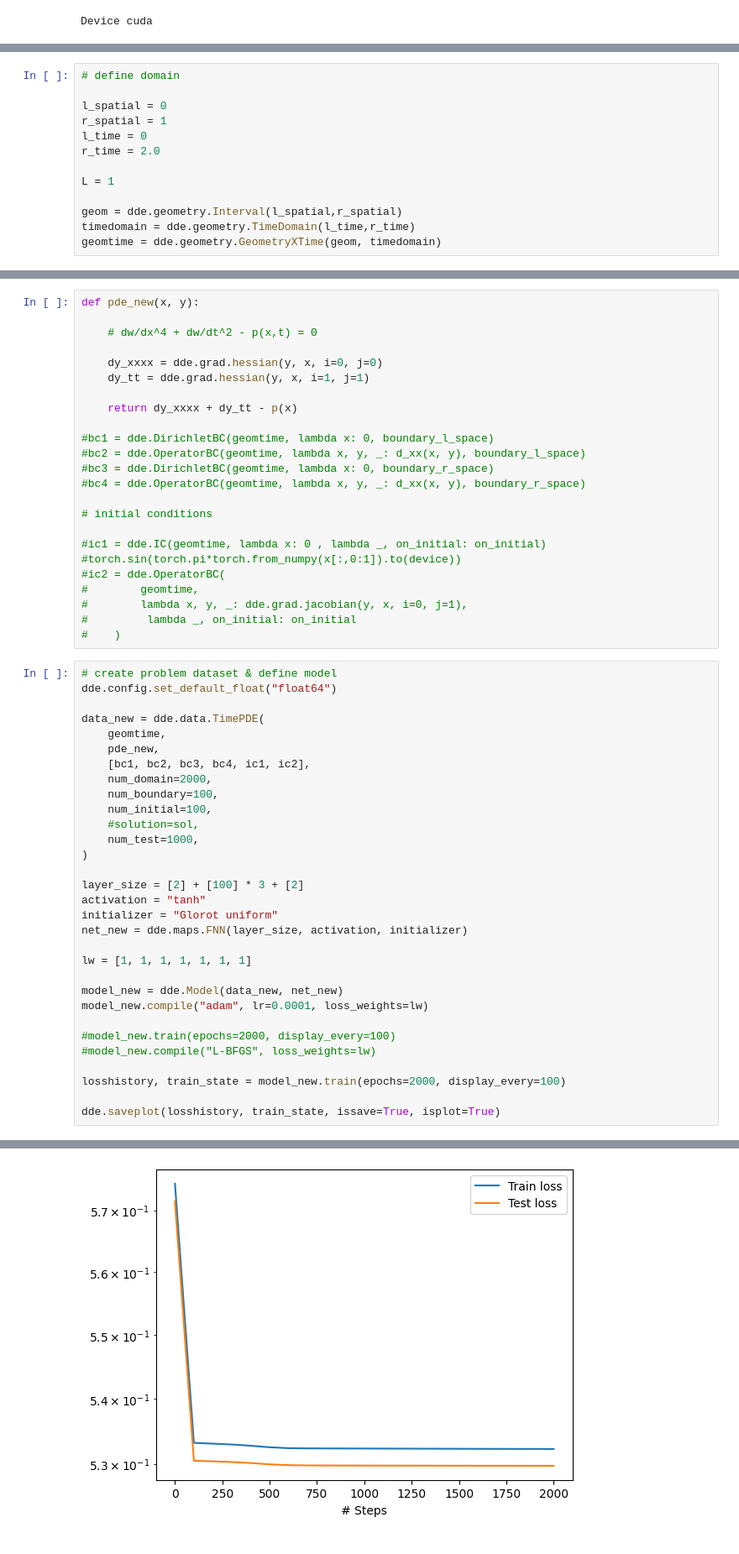
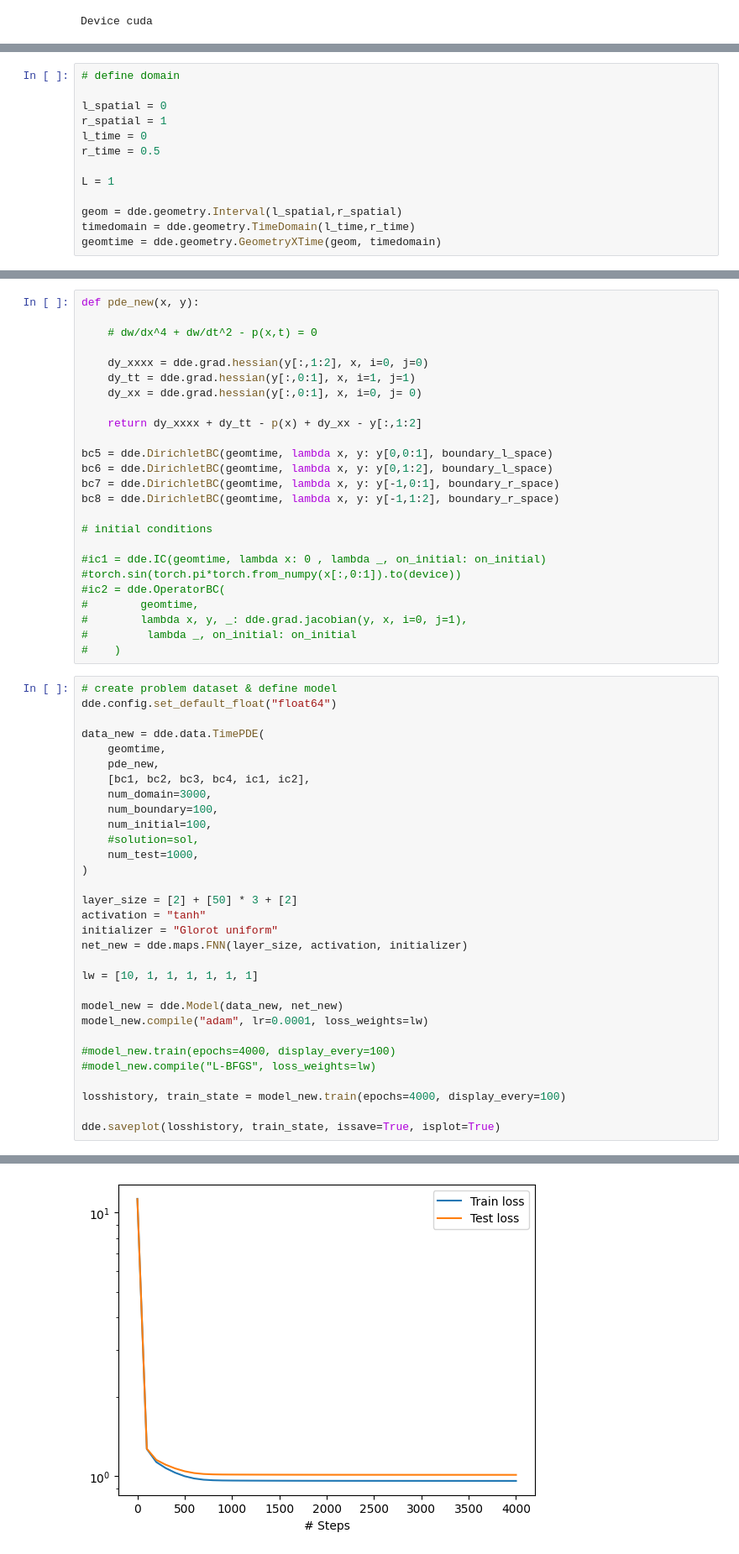
Before and after one commit to phfranz/pinns_for_comp_mech, a Jupyter notebook: beams/Euler_beam_notebook.ipynb, the cells around one changed output, grey strips where cells are left out. Shown at 84% size. Saved outputs shown, nothing was run; the diff lists cells and outputs as text.

```diff
--- a/beams/Euler_beam_notebook.ipynb
+++ b/beams/Euler_beam_notebook.ipynb
@@ -59,7 +59,7 @@ def p(x):
 l_spatial = 0
 r_spatial = 1
 l_time = 0
-r_time = 2.0
+r_time = 0.5
 
 L = 1
 
@@ -161,15 +156,16 @@ def pde_new(x, y):
 
     # dw/dx^4 + dw/dt^2 - p(x,t) = 0
 
-    dy_xxxx = dde.grad.hessian(y, x, i=0, j=0)
-    dy_tt = dde.grad.hessian(y, x, i=1, j=1)
+    dy_xxxx = dde.grad.hessian(y[:,1:2], x, i=0, j=0)
+    dy_tt = dde.grad.hessian(y[:,0:1], x, i=1, j=1)
+    dy_xx = dde.grad.hessian(y[:,0:1], x, i=0, j= 0)
 
-    return dy_xxxx + dy_tt - p(x)
+    return dy_xxxx + dy_tt - p(x) + dy_xx - y[:,1:2]
 
-#bc1 = dde.DirichletBC(geomtime, lambda x: 0, boundary_l_space)
-#bc2 = dde.OperatorBC(geomtime, lambda x, y, _: d_xx(x, y), boundary_l_space)
-#bc3 = dde.DirichletBC(geomtime, lambda x: 0, boundary_r_space)
-#bc4 = dde.OperatorBC(geomtime, lambda x, y, _: d_xx(x, y), boundary_r_space)
+bc5 = dde.DirichletBC(geomtime, lambda x, y: y[0,0:1], boundary_l_space)
+bc6 = dde.DirichletBC(geomtime, lambda x, y: y[0,1:2], boundary_l_space)
+bc7 = dde.DirichletBC(geomtime, lambda x, y: y[-1,0:1], boundary_r_space)
+bc8 = dde.DirichletBC(geomtime, lambda x, y: y[-1,1:2], boundary_r_space)
 
 # initial conditions
 
@@ -187,27 +183,27 @@ data_new = dde.data.TimePDE(
     geomtime,
     pde_new,
     [bc1, bc2, bc3, bc4, ic1, ic2],
-    num_domain=2000,
+    num_domain=3000,
     num_boundary=100,
     num_initial=100,
     #solution=sol,
     num_test=1000,
 )
 
-layer_size = [2] + [100] * 3 + [2]
+layer_size = [2] + [50] * 3 + [2]
 activation = "tanh"
 initializer = "Glorot uniform"
 net_new = dde.maps.FNN(layer_size, activation, initializer)
 
-lw = [1, 1, 1, 1, 1, 1, 1]
+lw = [10, 1, 1, 1, 1, 1, 1]
 
 model_new = dde.Model(data_new, net_new)
 model_new.compile("adam", lr=0.0001, loss_weights=lw)
 
-#model_new.train(epochs=2000, display_every=100)
+#model_new.train(epochs=4000, display_every=100)
 #model_new.compile("L-BFGS", loss_weights=lw)
 
-losshistory, train_state = model_new.train(epochs=2000, display_every=100)
+losshistory, train_state = model_new.train(epochs=4000, display_every=100)
 
 dde.saveplot(losshistory, train_state, issave=True, isplot=True)
 # %% [output]
@@ -227,5 +223,5 @@ Training model...
 
 Saving loss history to /dss/dsshome1/06/di38sud/pinns_for_comp_mech/beams/loss.dat ...
 Saving training data to /dss/dsshome1/06/di38sud/pinns_for_comp_mech/beams/train.dat ...
 Saving test data to /dss/dsshome1/06/di38sud/pinns_for_comp_mech/beams/test.dat ...
-[figure, old version]
+[figure, new version]
```
Also changed, not shown: parts of 2 cells of this notebook.
